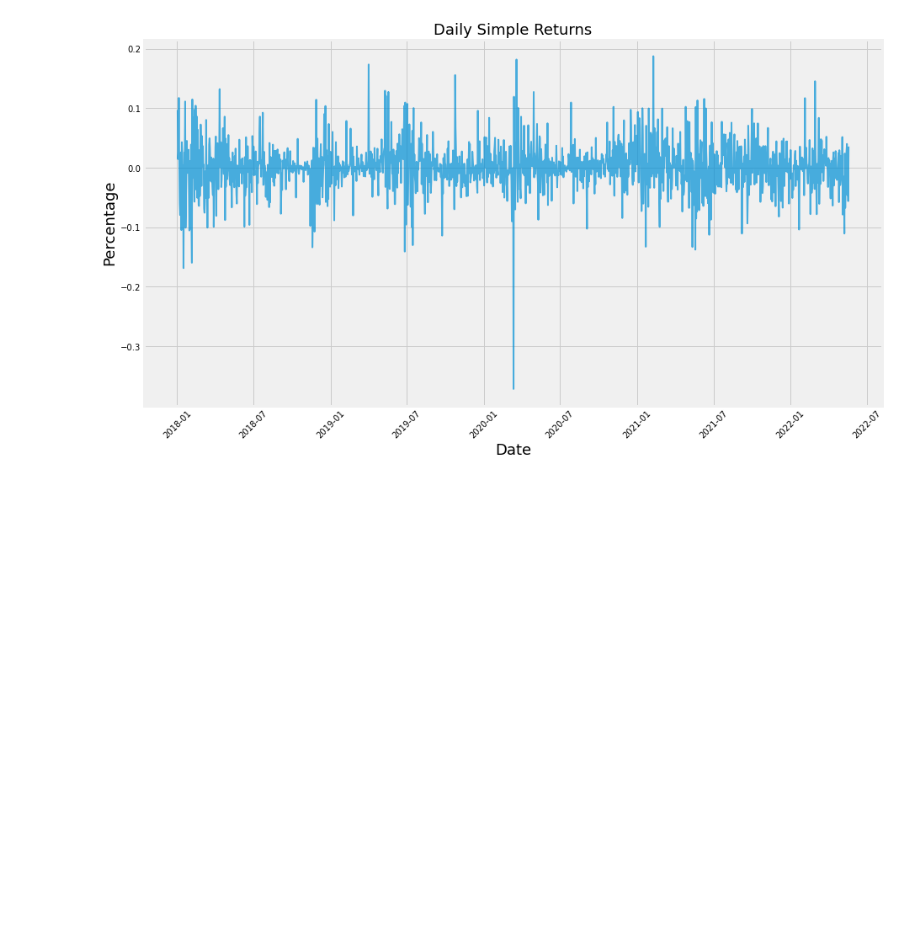
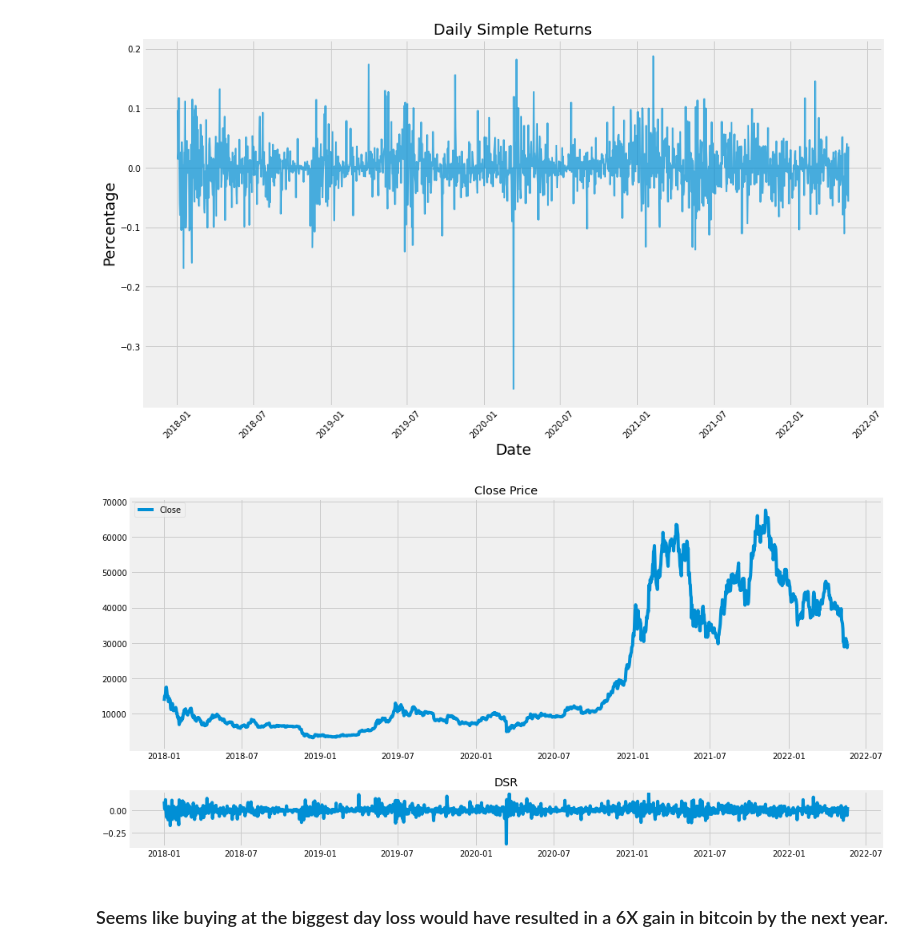
Before and after one commit to danielmuthama/pyfinance, a Jupyter notebook: 06_bitcoin_simple_return.ipynb, the cells around one changed output. Cells and saved outputs as stored; diff of their text form; code cells hidden in the pictures; blank space fills up the shorter version.

```diff
--- a/06_bitcoin_simple_return.ipynb
+++ b/06_bitcoin_simple_return.ipynb
@@ -83,3 +83,21 @@ plt.xticks(rotation=45)
 plt.show()
 # %% [output]
 [figure]
+# %%
+# Overlay the two charts - was the largest negative return the best time to buy BTC?
+# First plot the close price
+top = plt.subplot2grid((4,4), (0,0), rowspan=3, colspan=4)
+top.plot(df.index, df['Close'], label='Close')
+plt.title('Close Price')
+plt.legend(loc='upper left')
+# Plot the Daily Simple Return
+bottom = plt.subplot2grid((4,4), (3,0), rowspan=1, colspan=4)
+plt.title('DSR')
+bottom.plot(DSR.index, DSR)
+plt.subplots_adjust(hspace=0.75)
+plt.gcf().set_size_inches(15, 8)
+plt.show()
+# %% [output]
+[figure, added]
+# %% [markdown]
+### Seems like buying at the biggest day loss would have resulted in a 6X gain in bitcoin by the next year.
```
